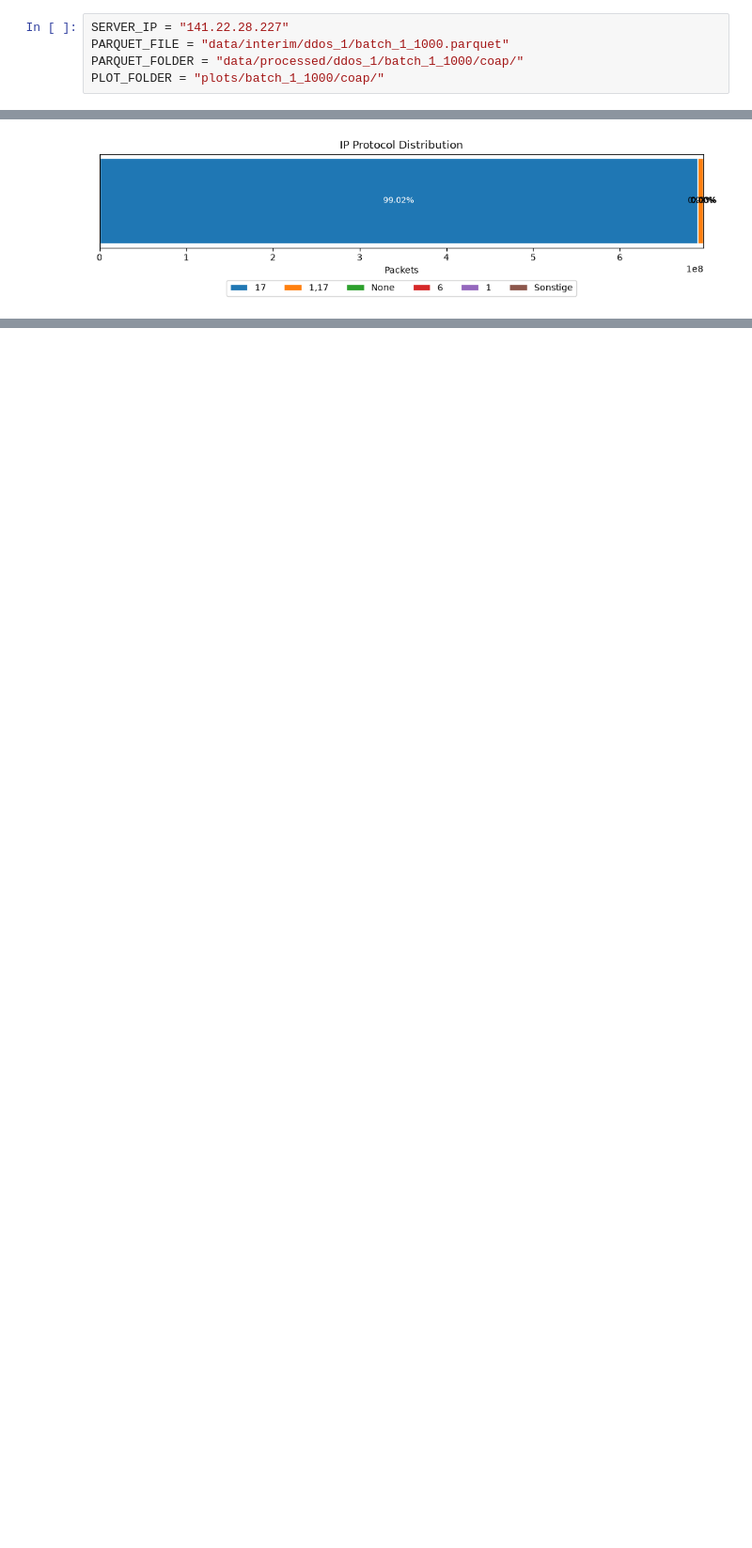
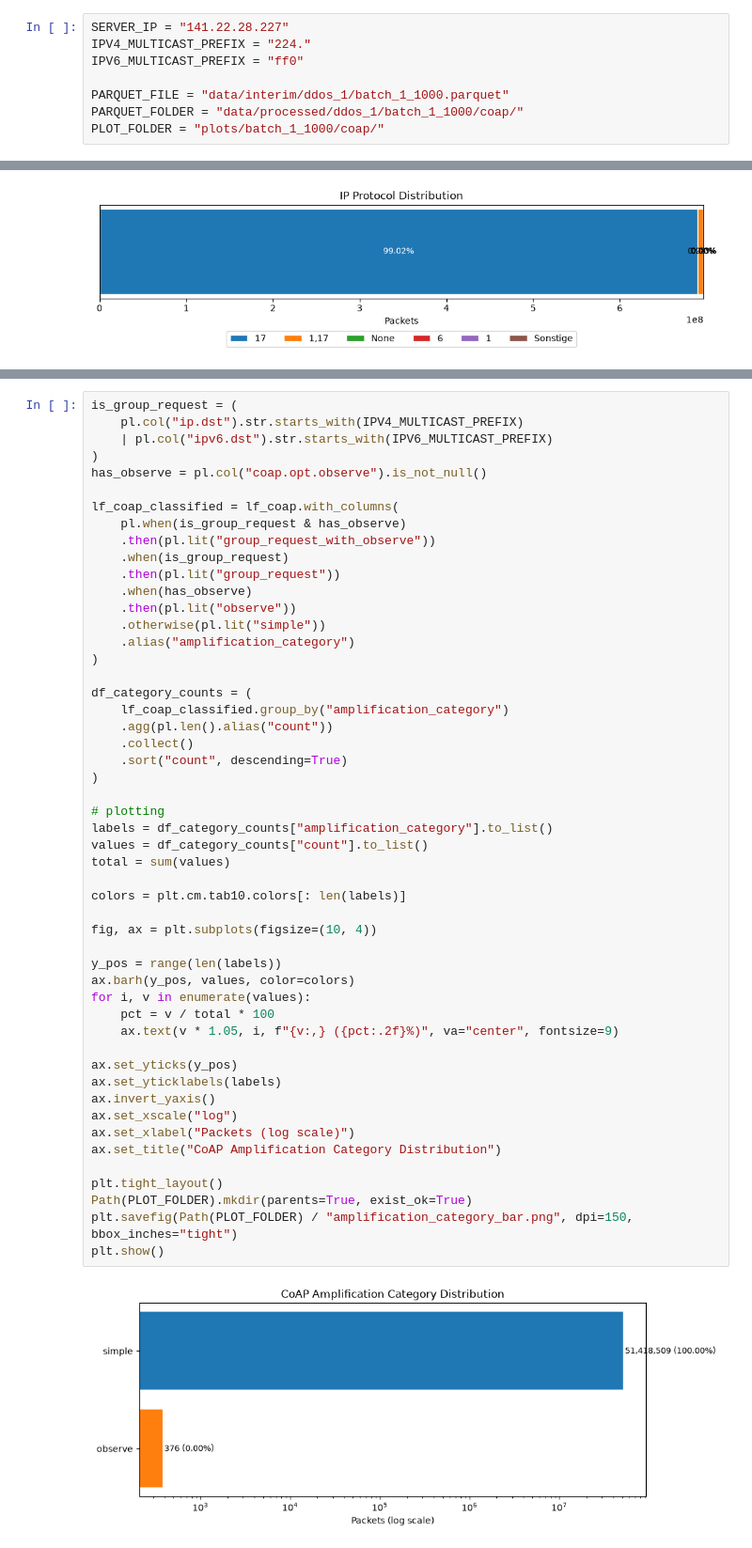
Before and after one commit to lukasseb/ddos_analysis, a Jupyter notebook: coap_analysis.ipynb, the cells around one changed output, grey strips where cells are left out. Shown at 94% size. Drawn from its saved outputs; the diff is of its cells as text; blank space fills up the shorter version.

Commit message:
wichtigstes plot

```diff
--- a/coap_analysis.ipynb
+++ b/coap_analysis.ipynb
@@ -17,6 +17,9 @@ import pyarrow.parquet as pq
 ### Global parameters
 # %%
 SERVER_IP = "141.22.28.227"
+IPV4_MULTICAST_PREFIX = "224."
+IPV6_MULTICAST_PREFIX = "ff0"
+
 PARQUET_FILE = "data/interim/ddos_1/batch_1_1000.parquet"
 PARQUET_FOLDER = "data/processed/ddos_1/batch_1_1000/coap/"
 PLOT_FOLDER = "plots/batch_1_1000/coap/"
@@ -112,0 +116,53 @@ plt.close(fig)
+# %%
+is_group_request = (
+    pl.col("ip.dst").str.starts_with(IPV4_MULTICAST_PREFIX)
+    | pl.col("ipv6.dst").str.starts_with(IPV6_MULTICAST_PREFIX)
+)
+has_observe = pl.col("coap.opt.observe").is_not_null()
+
+lf_coap_classified = lf_coap.with_columns(
+    pl.when(is_group_request & has_observe)
+    .then(pl.lit("group_request_with_observe"))
+    .when(is_group_request)
+    .then(pl.lit("group_request"))
+    .when(has_observe)
+    .then(pl.lit("observe"))
+    .otherwise(pl.lit("simple"))
+    .alias("amplification_category")
+)
+
+df_category_counts = (
+    lf_coap_classified.group_by("amplification_category")
+    .agg(pl.len().alias("count"))
+    .collect()
+    .sort("count", descending=True)
+)
+
+# plotting
+labels = df_category_counts["amplification_category"].to_list()
+values = df_category_counts["count"].to_list()
+total = sum(values)
+
+colors = plt.cm.tab10.colors[: len(labels)]
+
+fig, ax = plt.subplots(figsize=(10, 4))
+
+y_pos = range(len(labels))
+ax.barh(y_pos, values, color=colors)
+for i, v in enumerate(values):
+    pct = v / total * 100
+    ax.text(v * 1.05, i, f"{v:,} ({pct:.2f}%)", va="center", fontsize=9)
+
+ax.set_yticks(y_pos)
+ax.set_yticklabels(labels)
+ax.invert_yaxis()
+ax.set_xscale("log")
+ax.set_xlabel("Packets (log scale)")
+ax.set_title("CoAP Amplification Category Distribution")
+
+plt.tight_layout()
+Path(PLOT_FOLDER).mkdir(parents=True, exist_ok=True)
+plt.savefig(Path(PLOT_FOLDER) / "amplification_category_bar.png", dpi=150, bbox_inches="tight")
+plt.show()
+# %% [output]
+[figure, added]
```
Also changed, not shown: parts of 1 cell of this notebook, 2 other files.
